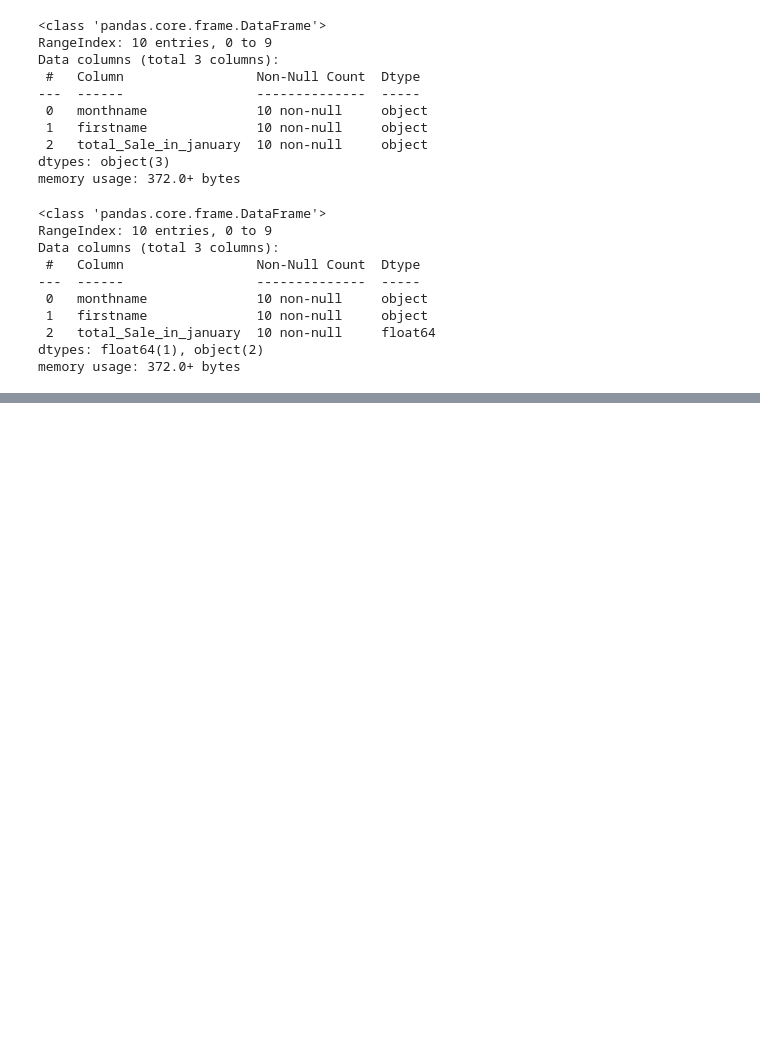
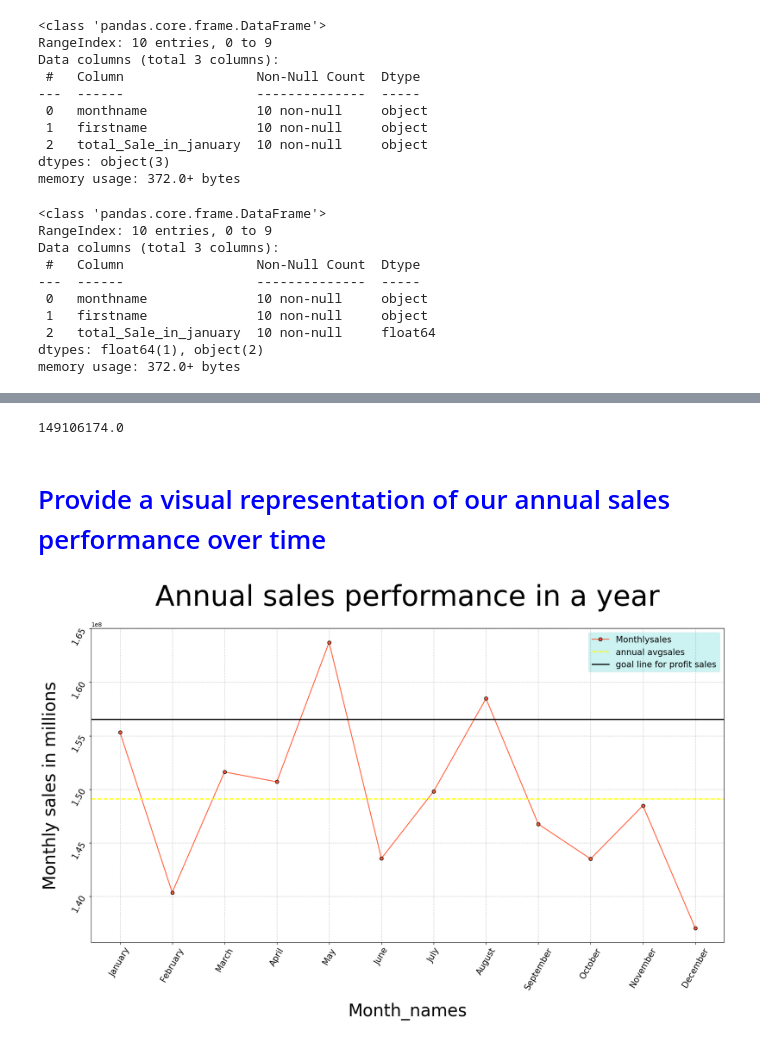
Before and after one commit to Anikaitmalik/Swift_market_data_analysis, a Jupyter notebook: swiftmarket.ipynb, the cells around one changed output, grey strips where cells are left out. Saved outputs shown, nothing was run; the diff lists cells and outputs as text; code cells hidden in the pictures; blank space fills up the shorter version.

```diff
--- a/swiftmarket.ipynb
+++ b/swiftmarket.ipynb
@@ -198,0 +223,11 @@ memory usage: 372.0+ bytes
+# %%
+query = """ select t.month_name , t.monthlysales
+from
+(select month(saledate) as month_number ,
+monthname(saledate) as month_name,
+ sum(totalprice) as monthlysales
+from salesdata
+group by month(saledate) , monthname(saledate)
+order by month(saledate)) as t;"""
+
+df = read_query(query)
@@ -198,0 +266,35 @@ memory usage: 372.0+ bytes
+# %%
+monthname = df["month_name"].values
+df["monthlysales"] = df["monthlysales"].astype(float)
+monthlysales = df["monthlysales"].values
+# %%
+avgsales = df["monthlysales"].mean()
+print(avgsales)
+# %% [output]
+149106174.0
+# %%
+# goalline - it is the profit we should have to cover all the expenses:
+goal_line = avgsales*1.05
+# %% [markdown]
+<h1 style = "color : Blue">Provide a visual representation of our annual sales performance over time
+# %%
+plt.figure(figsize =(20,10))
+
+plt.plot(monthname , monthlysales, marker = "o" , color = "#FF5733" , markeredgecolor = "black" , label = "Monthlysales")
+
+
+
+plt.axhline(y = avgsales ,linestyle='dashed',c='yellow',lw=2,ms=15 , label = "annual avgsales")
+plt.axhline(y = goal_line ,linestyle='-',c='black',lw=2,ms=15 , label = "goal line for profit sales")
+plt.title("Annual sales performance in a year" , pad = 40 , size = 50)
+
+plt.xlabel("Month_names" , labelpad = 20, size = 30 )
+plt.ylabel("Monthly sales in millions" , labelpad = 20 , size = 30 )
+
+plt.xticks(size = 15 ,rotation = 60)
+plt.yticks(size = 15 ,rotation = 60)
+
+plt.legend(bbox_to_anchor=(1,1),fontsize=15,facecolor='c',framealpha=0.2,fancybox=True)
+plt.grid(axis='both',ls='dotted',lw=1)
+# %% [output]
+[figure, added]
```
Also changed, not shown: parts of 7 cells of this notebook.
